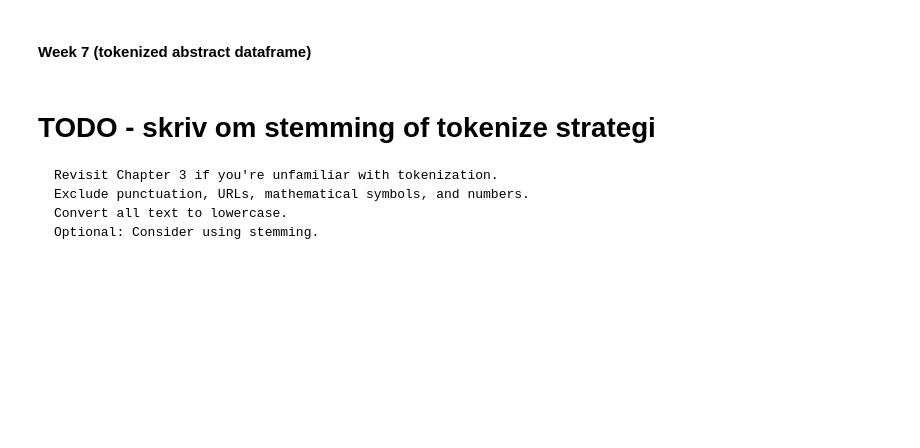
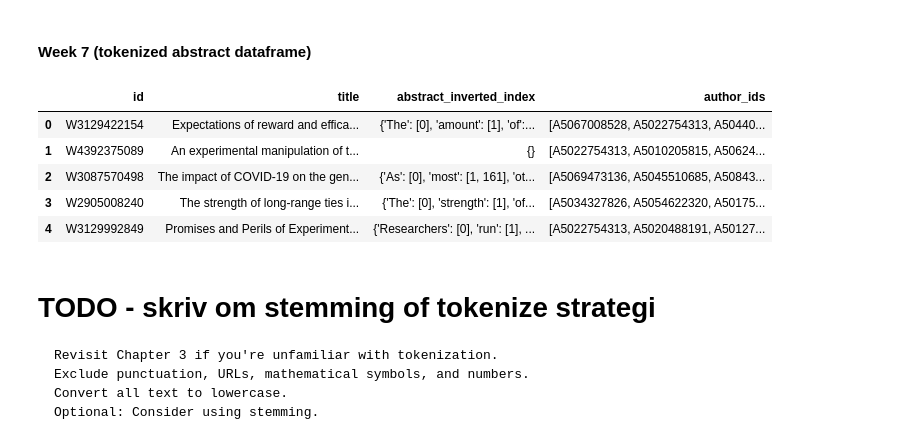
Before and after one commit to josephnguyen0413/02467_Assignment2, a Jupyter notebook: Assignment2.ipynb, the cells around one changed output. Saved outputs shown, nothing was run; the diff lists cells and outputs as text; code cells hidden in the pictures; blank space fills up the shorter version.

```diff
--- a/Assignment2.ipynb
+++ b/Assignment2.ipynb
@@ -414,3 +428,23 @@ abstracts_df["abstract_inverted_index"] = abstracts_df["abstract_inverted_index"
+# %%
+papers_df = pd.read_csv("final_papers.csv")
+papers_df['id'] = papers_df['id'].map(lambda x: x[21:])
+papers_df['author_ids'] = papers_df['author_ids'].apply(ast.literal_eval)
+papers_df['author_ids'] = papers_df['author_ids'].apply(lambda x: [y[21:] for y in x])
+
+abstracts_df = pd.read_csv("final_abstracts.csv")
+abstracts_df['id'] = abstracts_df['id'].map(lambda x: x[21:])
+abstracts_df["abstract_inverted_index"] = abstracts_df["abstract_inverted_index"].apply(
+    lambda x: ast.literal_eval(x) if pd.notna(x) else {}
+)
+abstracts_df["author_ids"] = abstracts_df["id"].map(papers_df.set_index("id")["author_ids"])
+abstracts_df.head()
+# %% [output]
+|  | id | title | abstract_inverted_index | author_ids |
+| 0 | W3129422154 | Expectations of reward and effica... | {'The': [0], 'amount': [1], 'of':... | [A5067008528, A5022754313, A50440... |
+| 1 | W4392375089 | An experimental manipulation of t... | {} | [A5022754313, A5010205815, A50624... |
+| 2 | W3087570498 | The impact of COVID-19 on the gen... | {'As': [0], 'most': [1, 161], 'ot... | [A5069473136, A5045510685, A50843... |
+| 3 | W2905008240 | The strength of long-range ties i... | {'The': [0], 'strength': [1], 'of... | [A5034327826, A5054622320, A50175... |
+| 4 | W3129992849 | Promises and Perils of Experiment... | {'Researchers': [0], 'run': [1], ... | [A5022754313, A5020488191, A50127... |
 # %%
 def invert_to_text(inverted_index):
     if not inverted_index:
```
Also changed, not shown: parts of 13 cells of this notebook.
